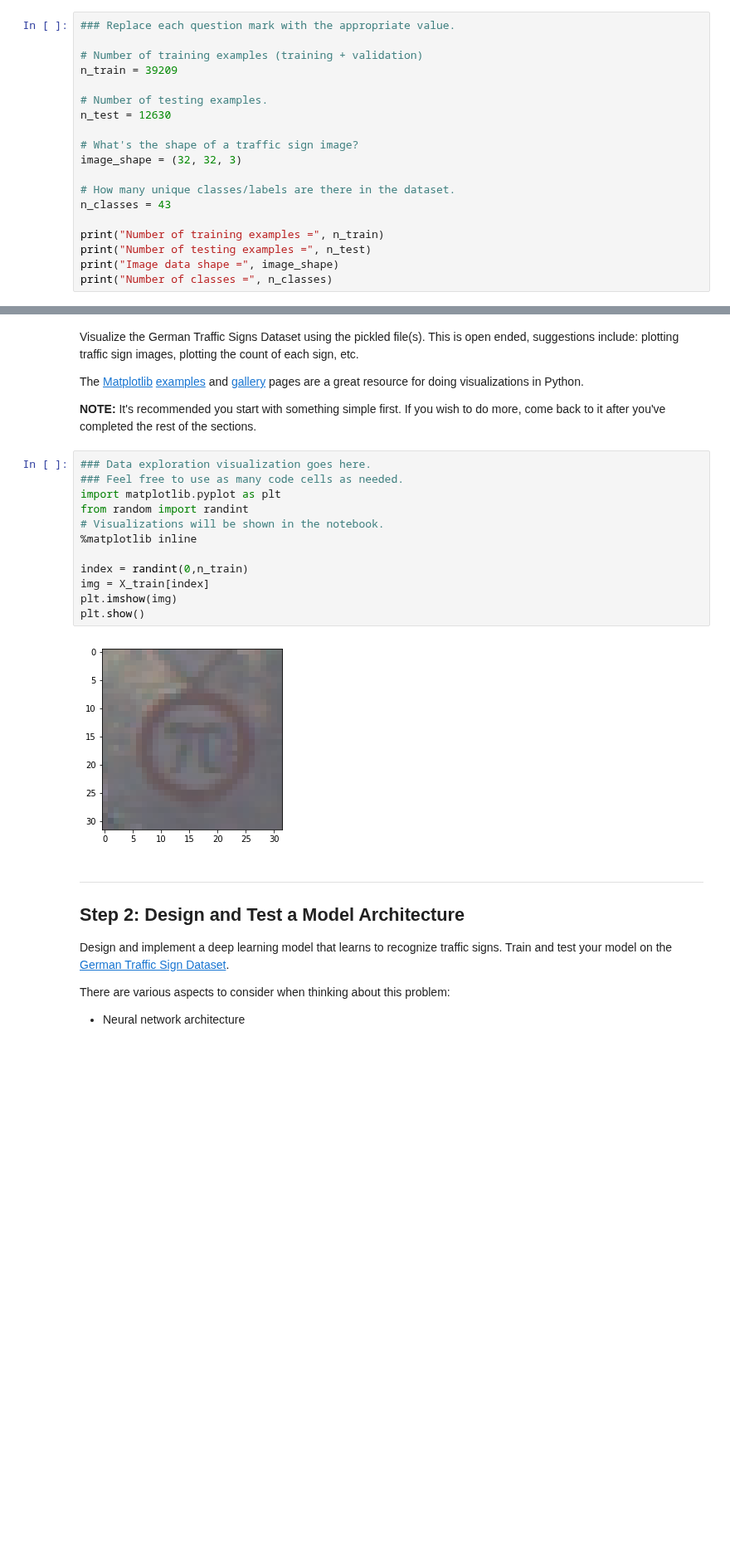
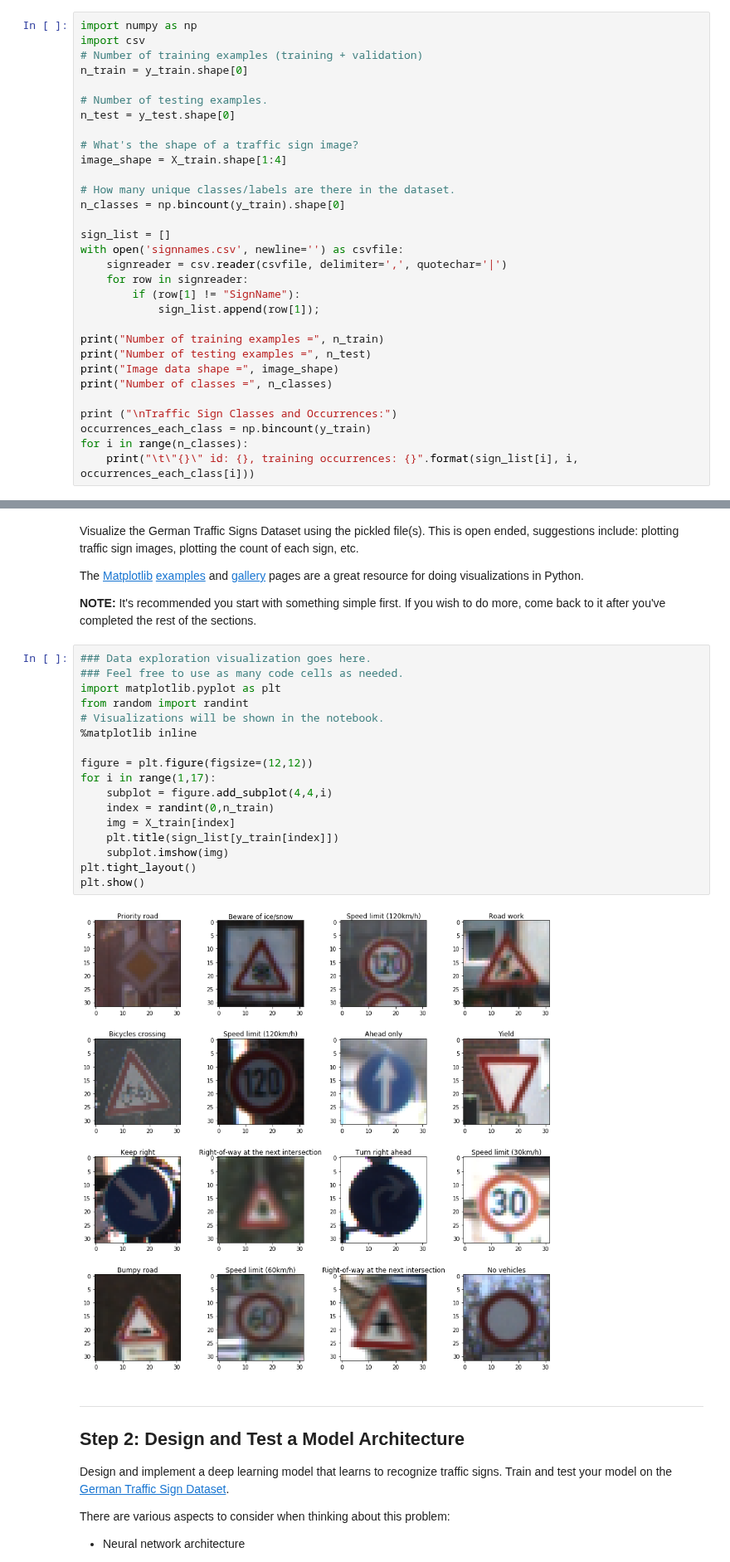
Before and after one commit to guilhermess/CarND-Traffic-Sign-Classifier-Project, a Jupyter notebook: Traffic_Sign_Classifier.ipynb, the cells around one changed output, grey strips where cells are left out. Shown at 83% size. Saved outputs shown, nothing was run; the diff lists cells and outputs as text; blank space fills up the shorter version.

Commit message:
Completed project Traffic Sign Classifier; Added extra test images and report

```diff
--- a/Traffic_Sign_Classifier.ipynb
+++ b/Traffic_Sign_Classifier.ipynb
@@ -42,24 +42,36 @@ The pickled data is a dictionary with 4 key/value pairs:
 
 Complete the basic data summary below.
 # %%
-### Replace each question mark with the appropriate value.
-
+import numpy as np
+import csv
 # Number of training examples (training + validation)
-n_train = 39209
+n_train = y_train.shape[0]
 
 # Number of testing examples.
-n_test = 12630
+n_test = y_test.shape[0]
 
 # What's the shape of a traffic sign image?
-image_shape = (32, 32, 3)
+image_shape = X_train.shape[1:4]
 
 # How many unique classes/labels are there in the dataset.
-n_classes = 43
+n_classes = np.bincount(y_train).shape[0]
+
+sign_list = []
+with open('signnames.csv', newline='') as csvfile:
+    signreader = csv.reader(csvfile, delimiter=',', quotechar='|')
+    for row in signreader:
+        if (row[1] != "SignName"):
+            sign_list.append(row[1]);
 
 print("Number of training examples =", n_train)
 print("Number of testing examples =", n_test)
 print("Image data shape =", image_shape)
 print("Number of classes =", n_classes)
+
+print ("\nTraffic Sign Classes and Occurrences:")
+occurrences_each_class = np.bincount(y_train)
+for i in range(n_classes):
+    print("\t\"{}\" id: {}, training occurrences: {}".format(sign_list[i], i, occurrences_each_class[i]))
 # %% [output]
 Number of training examples = 39209
 Number of testing examples = 12630
@@ -74,17 +99,22 @@ The [Matplotlib](http://matplotlib.org/) [examples](http://matplotlib.org/exampl
 # %%
 ### Data exploration visualization goes here.
 ### Feel free to use as many code cells as needed.
 import matplotlib.pyplot as plt
 from random import randint
 # Visualizations will be shown in the notebook.
 %matplotlib inline
 
-index = randint(0,n_train)
-img = X_train[index]
-plt.imshow(img)
+figure = plt.figure(figsize=(12,12))
+for i in range(1,17):
+    subplot = figure.add_subplot(4,4,i)
+    index = randint(0,n_train)
+    img = X_train[index]
+    plt.title(sign_list[y_train[index]])
+    subplot.imshow(img)
+plt.tight_layout()
 plt.show()
 # %% [output]
-[figure, old version]
+[figure, new version]
 # %% [markdown]
 ----
 
```
Also changed, not shown: parts of 44 cells of this notebook, 11 other files.
